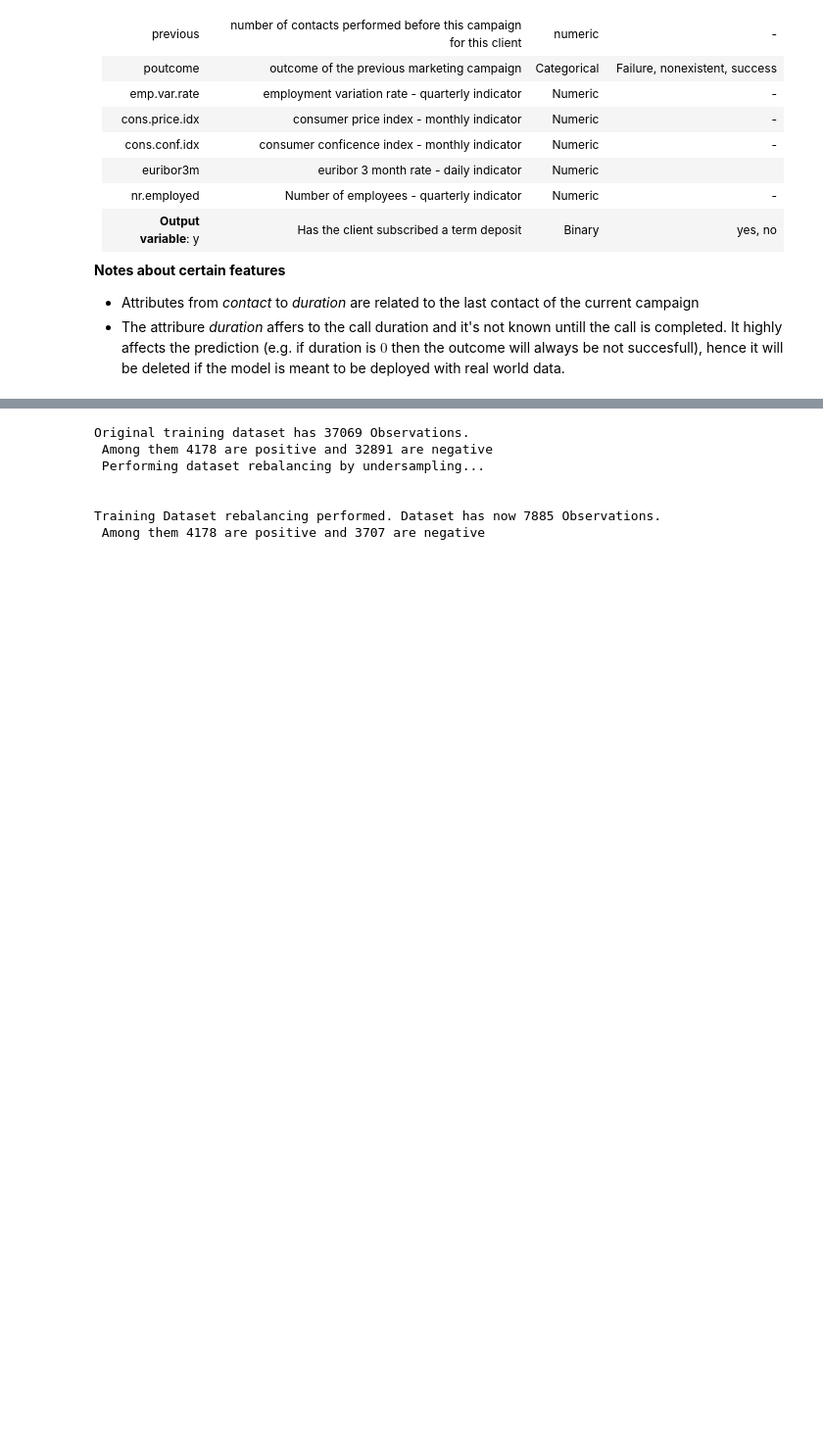
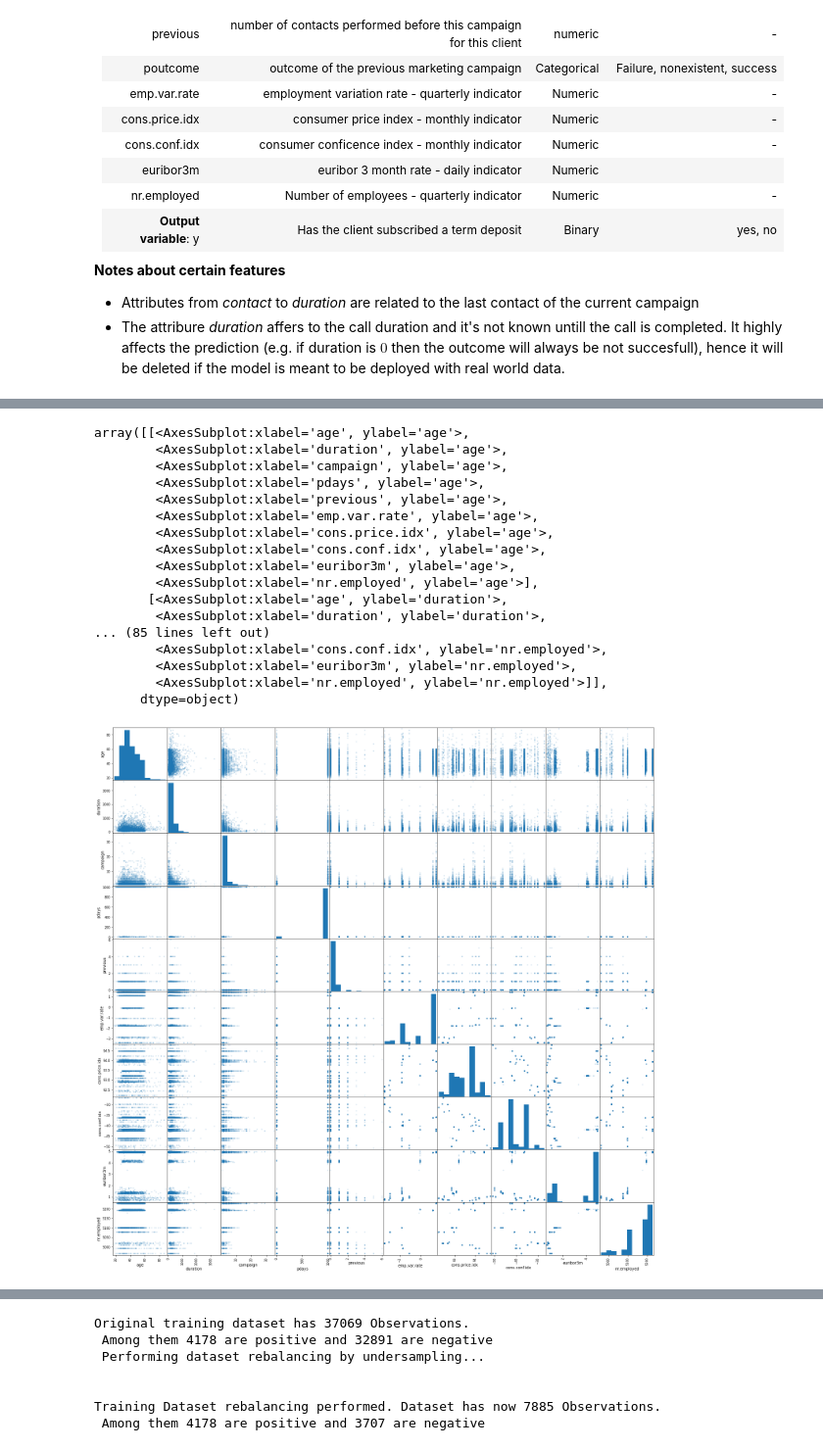
Before and after one commit to giulionenna/AS_ML_project, a Jupyter notebook: bank_notebook.ipynb, the cells around one changed output, grey strips where cells are left out. Shown at 98% size. Drawn from its saved outputs; the diff is of its cells as text; code cells hidden in the pictures; blank space fills up the shorter version.

```diff
--- a/bank_notebook.ipynb
+++ b/bank_notebook.ipynb
@@ -76,0 +115,24 @@ df_enc = df_enc.drop('duration', axis = 1) #drop the duration column (see attrib
+# %%
+fig, axs = plt.subplots()
+fig.set_size_inches(25, 25)
+
+pd.plotting.scatter_matrix(df.loc[:,np.logical_not(cat_col)], alpha=0.2, ax=axs, grid=True)
+# %% [output]
+array([[<AxesSubplot:xlabel='age', ylabel='age'>,
+        <AxesSubplot:xlabel='duration', ylabel='age'>,
+        <AxesSubplot:xlabel='campaign', ylabel='age'>,
+        <AxesSubplot:xlabel='pdays', ylabel='age'>,
+        <AxesSubplot:xlabel='previous', ylabel='age'>,
+        <AxesSubplot:xlabel='emp.var.rate', ylabel='age'>,
+        <AxesSubplot:xlabel='cons.price.idx', ylabel='age'>,
+        <AxesSubplot:xlabel='cons.conf.idx', ylabel='age'>,
+        <AxesSubplot:xlabel='euribor3m', ylabel='age'>,
+        <AxesSubplot:xlabel='nr.employed', ylabel='age'>],
+       [<AxesSubplot:xlabel='age', ylabel='duration'>,
+        <AxesSubplot:xlabel='duration', ylabel='duration'>,
+... (85 lines left out)
+        <AxesSubplot:xlabel='cons.conf.idx', ylabel='nr.employed'>,
+        <AxesSubplot:xlabel='euribor3m', ylabel='nr.employed'>,
+        <AxesSubplot:xlabel='nr.employed', ylabel='nr.employed'>]],
+      dtype=object)
+[figure, added]
```
Also changed, not shown: parts of 8 cells of this notebook.
